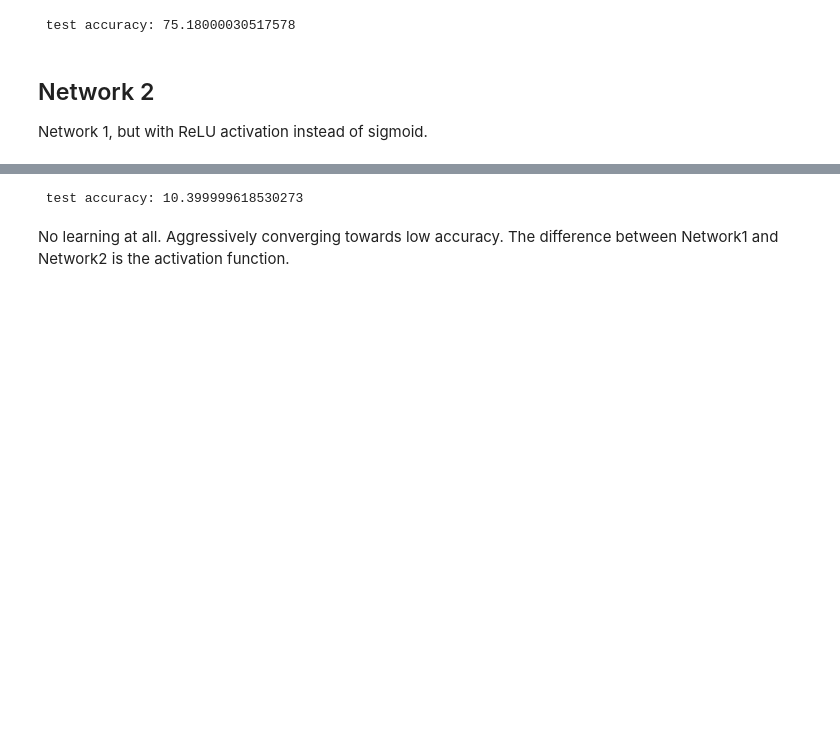
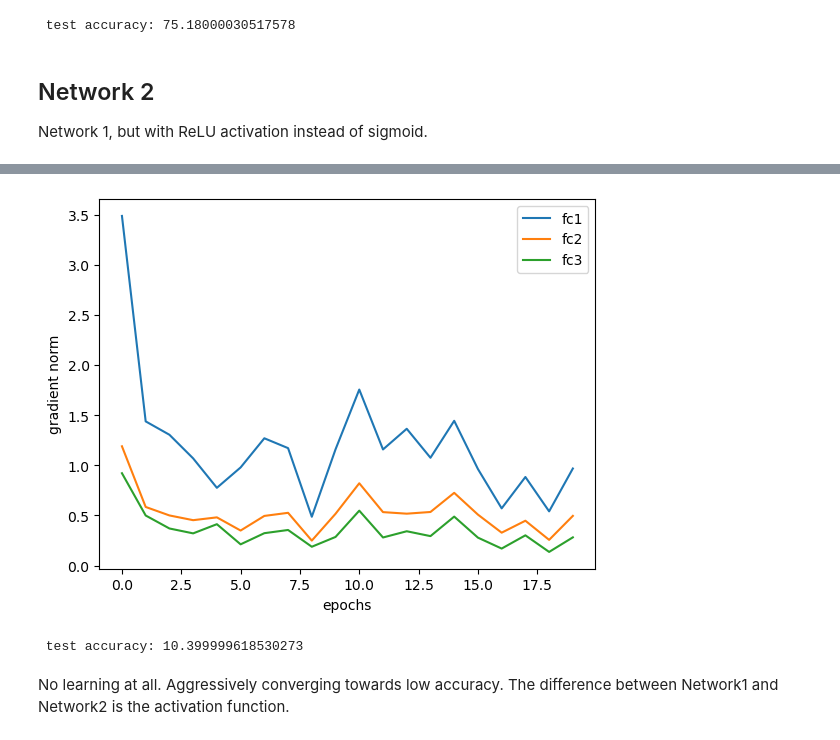
Before and after one commit to slothman3878/pytorch-playground, a Jupyter notebook: negative.ipynb, the cells around one changed output, grey strips where cells are left out. Cells and saved outputs as stored; diff of their text form; code cells hidden in the pictures; blank space fills up the shorter version.

```diff
--- a/negative.ipynb
+++ b/negative.ipynb
@@ -269,3 +276,13 @@ final acc: train 0.09929999709129333 v eval 0.09200000017881393
+# %%
+plt.plot(grad_norms_fc1, label='fc1')
+plt.plot(grad_norms_fc2, label='fc2')
+plt.plot(grad_norms_fc3, label='fc3')
+plt.xlabel('epochs')
+plt.ylabel('gradient norm')
+plt.legend()
+plt.show()
+# %% [output]
+[figure, added]
 # %%
 with torch.no_grad():
     test_acc = (0, 0)
```
Also changed, not shown: parts of 3 cells of this notebook, 1 other file.
